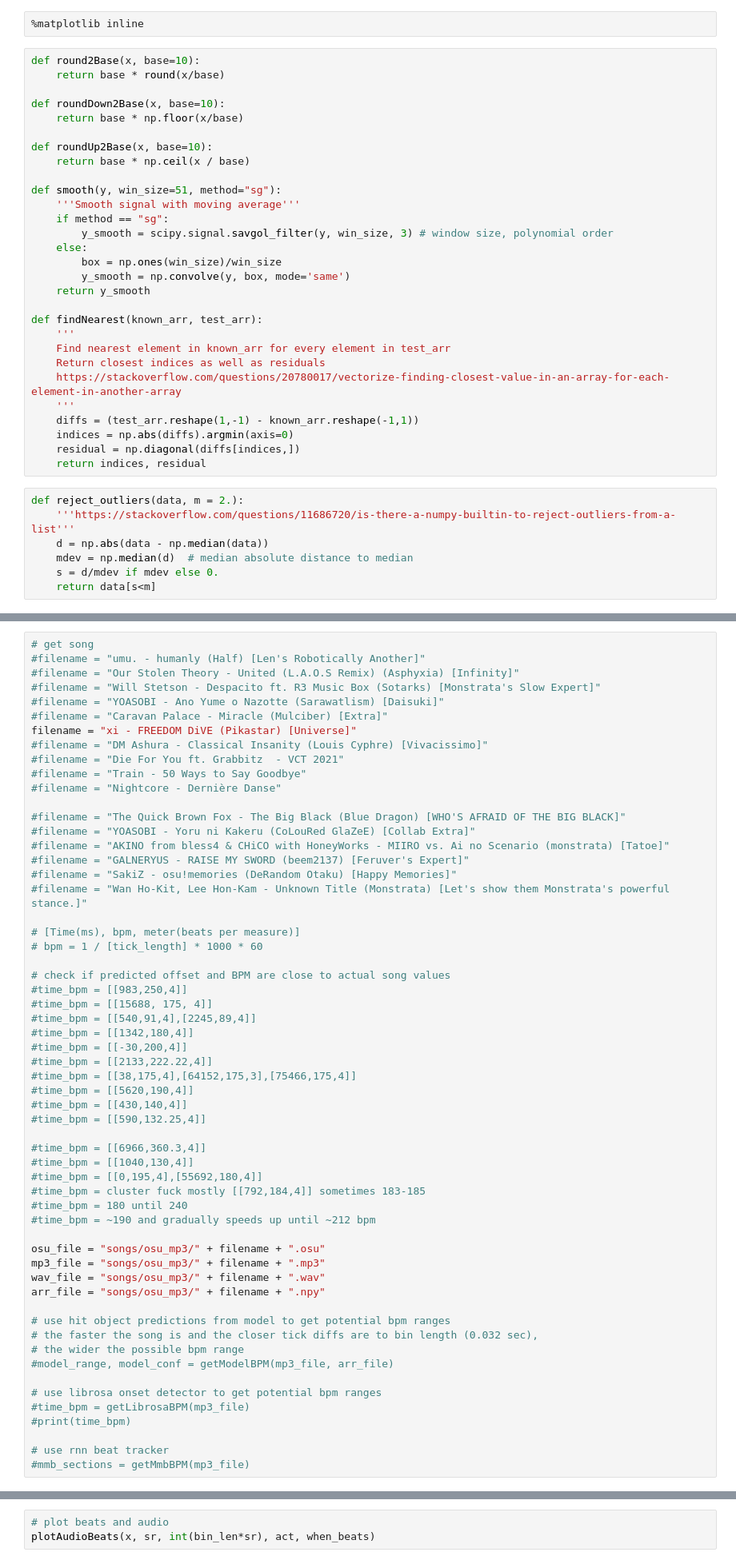
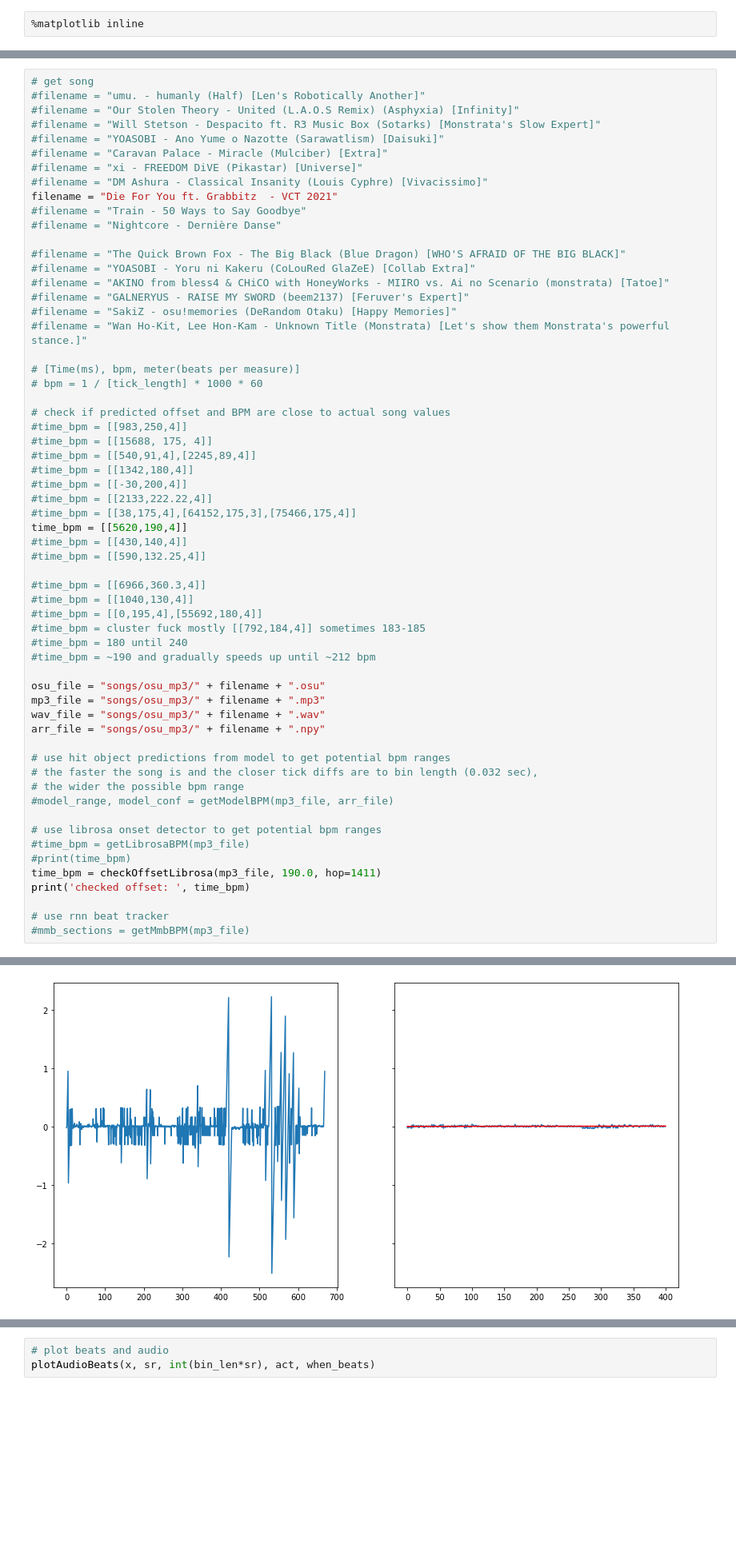
Before and after one commit to winstonwzhang/osu_seq2seq, a Jupyter notebook: beat_detect_test.ipynb, the cells around one changed output, grey strips where cells are left out. Shown at 80% size. Cells and saved outputs as stored; diff of their text form; blank space fills up the shorter version.

```diff
--- a/beat_detect_test.ipynb
+++ b/beat_detect_test.ipynb
@@ -35,38 +32,2 @@ The autoreload extension is already loaded. To reload it, use:
 # %%
 %matplotlib inline
-# %%
-def round2Base(x, base=10):
-    return base * round(x/base)
-
-def roundDown2Base(x, base=10):
-    return base * np.floor(x/base)
-
-def roundUp2Base(x, base=10):
-    return base * np.ceil(x / base)
-
-def smooth(y, win_size=51, method="sg"):
-    '''Smooth signal with moving average'''
-    if method == "sg":
-        y_smooth = scipy.signal.savgol_filter(y, win_size, 3) # window size, polynomial order
-    else:
-        box = np.ones(win_size)/win_size
-        y_smooth = np.convolve(y, box, mode='same')
-    return y_smooth
-
-def findNearest(known_arr, test_arr):
-    '''
-    Find nearest element in known_arr for every element in test_arr
-    Return closest indices as well as residuals
-    https://stackoverflow.com/questions/20780017/vectorize-finding-closest-value-in-an-array-for-each-element-in-another-array
-    '''
-    diffs = (test_arr.reshape(1,-1) - known_arr.reshape(-1,1))
-    indices = np.abs(diffs).argmin(axis=0)
-    residual = np.diagonal(diffs[indices,])
-    return indices, residual
-# %%
-def reject_outliers(data, m = 2.):
-    '''https://stackoverflow.com/questions/11686720/is-there-a-numpy-builtin-to-reject-outliers-from-a-list'''
-    d = np.abs(data - np.median(data))
-    mdev = np.median(d)  # median absolute distance to median
-    s = d/mdev if mdev else 0.
-    return data[s<m]
@@ -520,9 +540,9 @@ def checkOffsetLabels(mp3_file, arr_file, time_bpm):
 #filename = "Will Stetson - Despacito ft. R3 Music Box (Sotarks) [Monstrata's Slow Expert]"
 #filename = "YOASOBI - Ano Yume o Nazotte (Sarawatlism) [Daisuki]"
 #filename = "Caravan Palace - Miracle (Mulciber) [Extra]"
-filename = "xi - FREEDOM DiVE (Pikastar) [Universe]"
+#filename = "xi - FREEDOM DiVE (Pikastar) [Universe]"
 #filename = "DM Ashura - Classical Insanity (Louis Cyphre) [Vivacissimo]"
-#filename = "Die For You ft. Grabbitz  - VCT 2021"
+filename = "Die For You ft. Grabbitz  - VCT 2021"
 #filename = "Train - 50 Ways to Say Goodbye"
 #filename = "Nightcore - Dernière Danse"
 
@@ -544,7 +564,7 @@ filename = "xi - FREEDOM DiVE (Pikastar) [Universe]"
 #time_bpm = [[-30,200,4]]
 #time_bpm = [[2133,222.22,4]]
 #time_bpm = [[38,175,4],[64152,175,3],[75466,175,4]]
-#time_bpm = [[5620,190,4]]
+time_bpm = [[5620,190,4]]
 #time_bpm = [[430,140,4]]
 #time_bpm = [[590,132.25,4]]
 
@@ -568,6 +588,9 @@ arr_file = "songs/osu_mp3/" + filename + ".npy"
 # use librosa onset detector to get potential bpm ranges
 #time_bpm = getLibrosaBPM(mp3_file)
 #print(time_bpm)
+time_bpm = checkOffsetLibrosa(mp3_file, 190.0, hop=1411)
+print('checked offset: ', time_bpm)
 
 # use rnn beat tracker
 #mmb_sections = getMmbBPM(mp3_file)
+# %% [output]
@@ -574,3 +616,4 @@ arr_file = "songs/osu_mp3/" + filename + ".npy"
+[figure, added]
 # %%
 final_sections = checkOffsetLabels(mp3_file, arr_file, time_bpm)
 #final_sections = checkOffsetLabels(mp3_file, arr_file, [[15688, 175, 4]])
```
Also changed, not shown: parts of 18 cells of this notebook, 36 other files.
